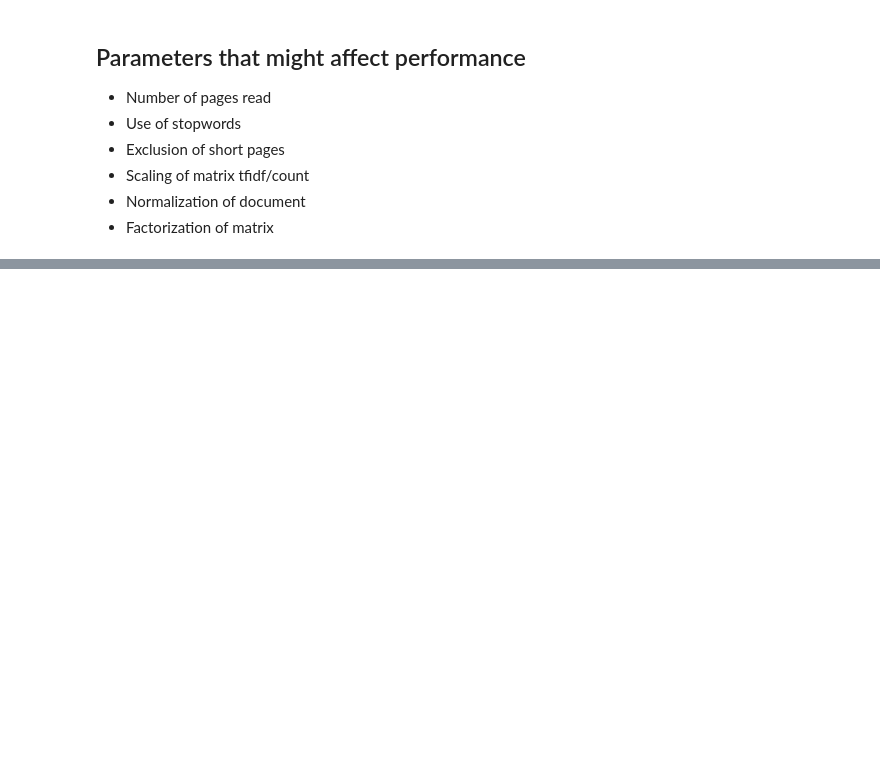
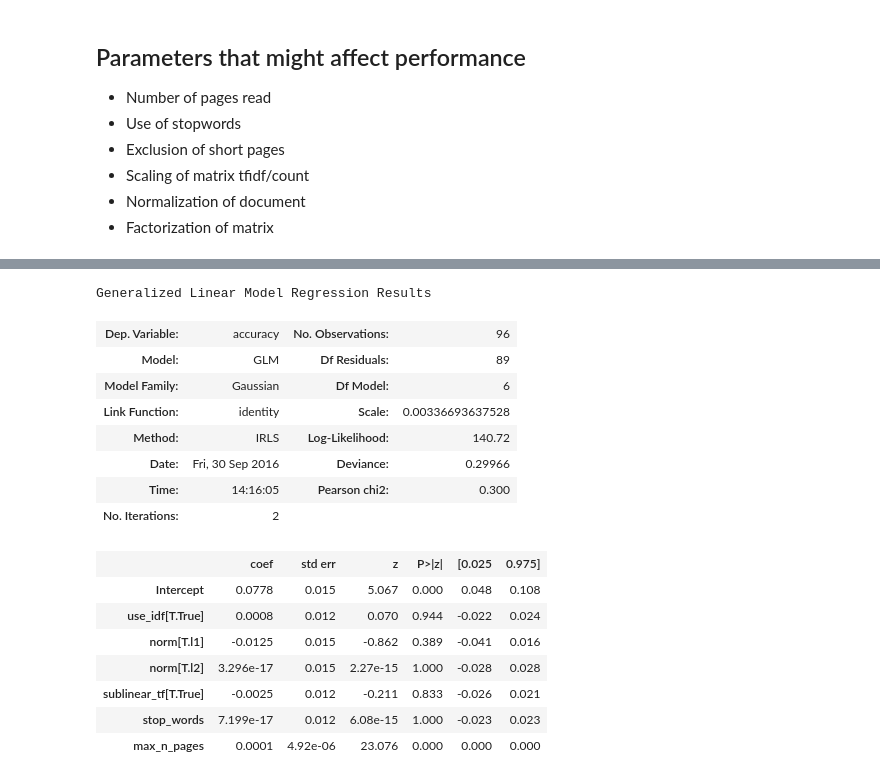
Before and after one commit to fnielsen/dasem, a Jupyter notebook: notebooks/four_words.ipynb, the cells around one changed output, grey strips where cells are left out. Cells and saved outputs as stored; diff of their text form; code cells hidden in the pictures; blank space fills up the shorter version.

```diff
--- a/notebooks/four_words.ipynb
+++ b/notebooks/four_words.ipynb
@@ -99,0 +128,22 @@ results
+# %%
+formula = 'accuracy ~ stop_words + use_idf + norm + sublinear_tf + max_n_pages'
+model = smf.glm(formula, data=results).fit()
+model.summary()
+# %% [output]
+Generalized Linear Model Regression Results
+| Dep. Variable: | accuracy | No. Observations: | 96 |
+| Model: | GLM | Df Residuals: | 89 |
+| Model Family: | Gaussian | Df Model: | 6 |
+| Link Function: | identity | Scale: | 0.00336693637528 |
+| Method: | IRLS | Log-Likelihood: | 140.72 |
+| Date: | Fri, 30 Sep 2016 | Deviance: | 0.29966 |
+| Time: | 14:16:05 | Pearson chi2: | 0.300 |
+| No. Iterations: | 2 |  |  |
+|  | coef | std err | z | P>|z| | [0.025 | 0.975] |
+| Intercept | 0.0778 | 0.015 | 5.067 | 0.000 | 0.048 | 0.108 |
+| use_idf[T.True] | 0.0008 | 0.012 | 0.070 | 0.944 | -0.022 | 0.024 |
+| norm[T.l1] | -0.0125 | 0.015 | -0.862 | 0.389 | -0.041 | 0.016 |
+| norm[T.l2] | 3.296e-17 | 0.015 | 2.27e-15 | 1.000 | -0.028 | 0.028 |
+| sublinear_tf[T.True] | -0.0025 | 0.012 | -0.211 | 0.833 | -0.026 | 0.021 |
+| stop_words | 7.199e-17 | 0.012 | 6.08e-15 | 1.000 | -0.023 | 0.023 |
+| max_n_pages | 0.0001 | 4.92e-06 | 23.076 | 0.000 | 0.000 | 0.000 |
```
Also changed, not shown: parts of 2 cells of this notebook.
